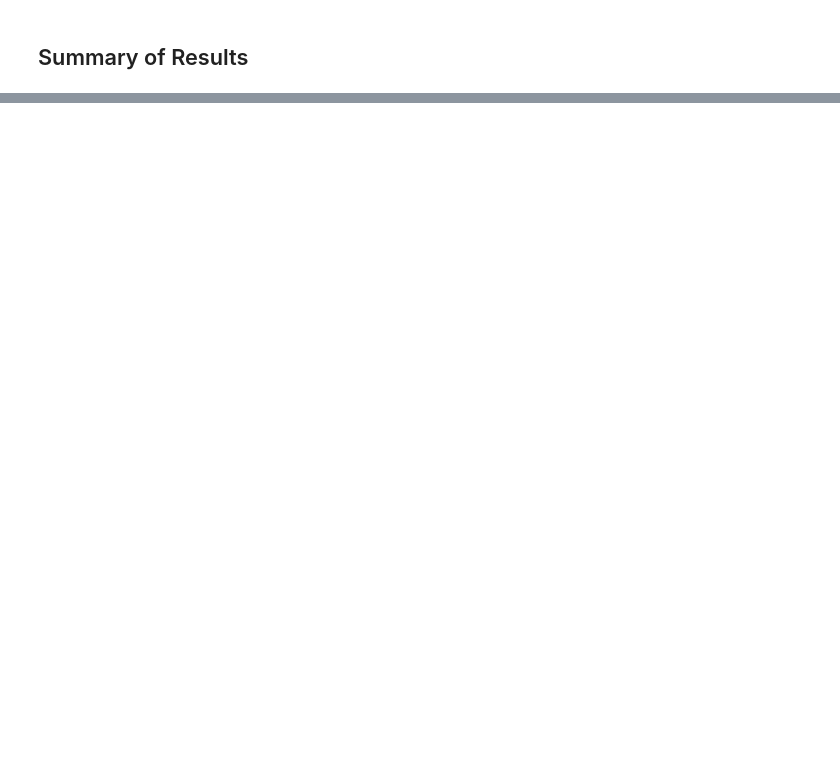
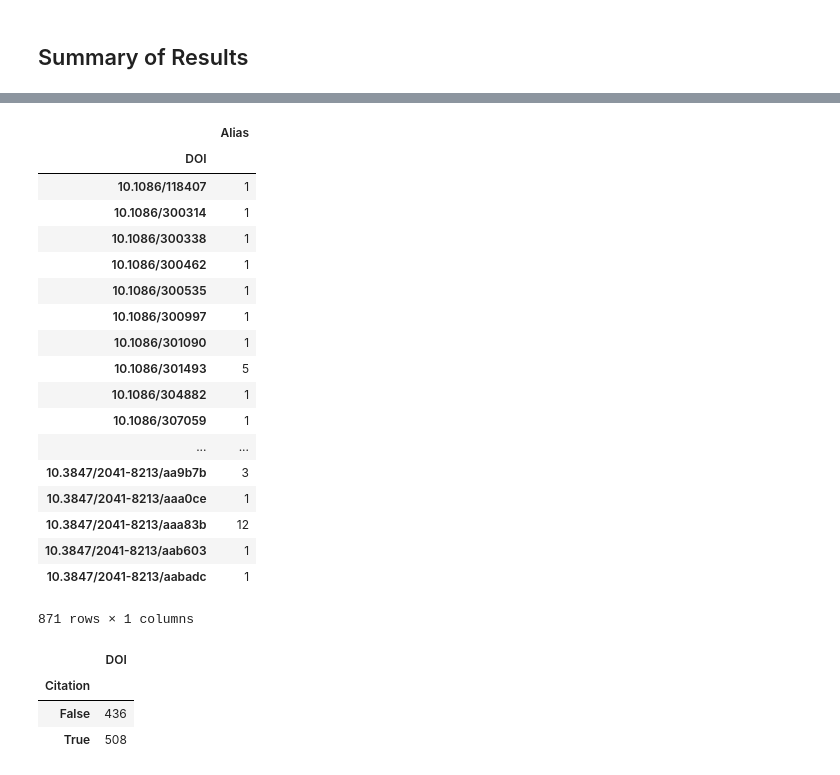
Before and after one commit to CfA-Library/Cite_Astro_Software, a Jupyter notebook: Citation_Study_2019/API_SEARCH/API_ANALYSIS/API_ANALYSIS_061019/API_FINAL_ANALYSIS_061019.ipynb, the cells around one changed output, grey strips where cells are left out. Saved outputs shown, nothing was run; the diff lists cells and outputs as text; code cells hidden in the pictures; blank space fills up the shorter version.

```diff
--- a/Citation_Study_2019/API_SEARCH/API_ANALYSIS/API_ANALYSIS_061019/API_FINAL_ANALYSIS_061019.ipynb
+++ b/Citation_Study_2019/API_SEARCH/API_ANALYSIS/API_ANALYSIS_061019/API_FINAL_ANALYSIS_061019.ipynb
@@ -155,0 +154,37 @@ API_over_time
+# %%
+#Alias per paper
+
+API_alias_paper = pd.DataFrame(API_results.groupby(['DOI'])['Alias'].nunique())
+API_alias_paper.to_csv("API_alias_paper_AAS_ONLY_061019.csv")
+API_alias_paper
+# %% [output]
+|  | Alias |
+| DOI |  |
+| 10.1086/118407 | 1 |
+| 10.1086/300314 | 1 |
+| 10.1086/300338 | 1 |
+| 10.1086/300462 | 1 |
+| 10.1086/300535 | 1 |
+| 10.1086/300997 | 1 |
+| 10.1086/301090 | 1 |
+| 10.1086/301493 | 5 |
+| 10.1086/304882 | 1 |
+| 10.1086/307059 | 1 |
+| ... | ... |
+| 10.3847/2041-8213/aa9b7b | 3 |
+| 10.3847/2041-8213/aaa0ce | 1 |
+| 10.3847/2041-8213/aaa83b | 12 |
+| 10.3847/2041-8213/aab603 | 1 |
+| 10.3847/2041-8213/aabadc | 1 |
+871 rows × 1 columns
+# %%
+# Software citations per paper
+
+API_alias_citations = pd.DataFrame(API_results.groupby(['Citation'])['DOI'].nunique())
+API_alias_citations.to_csv("API_alias_citations_AAS_ONLY_061019.csv")
+API_alias_citations
+# %% [output]
+|  | DOI |
+| Citation |  |
+| False | 436 |
+| True | 508 |
```
Also changed, not shown: parts of 9 cells of this notebook.
